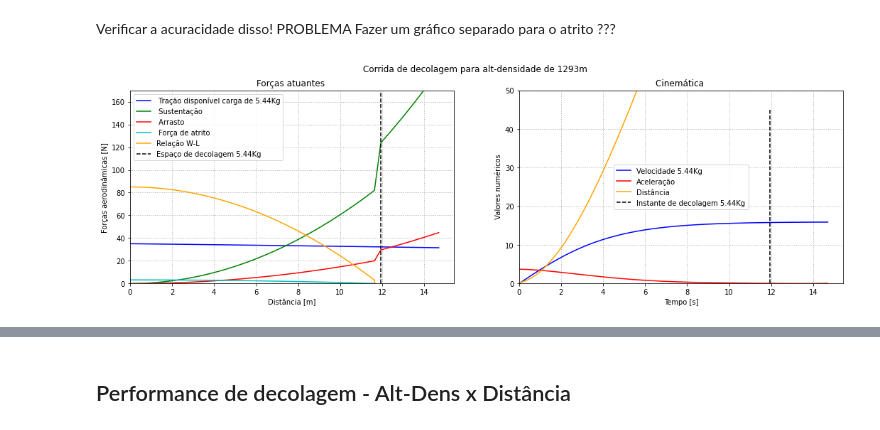
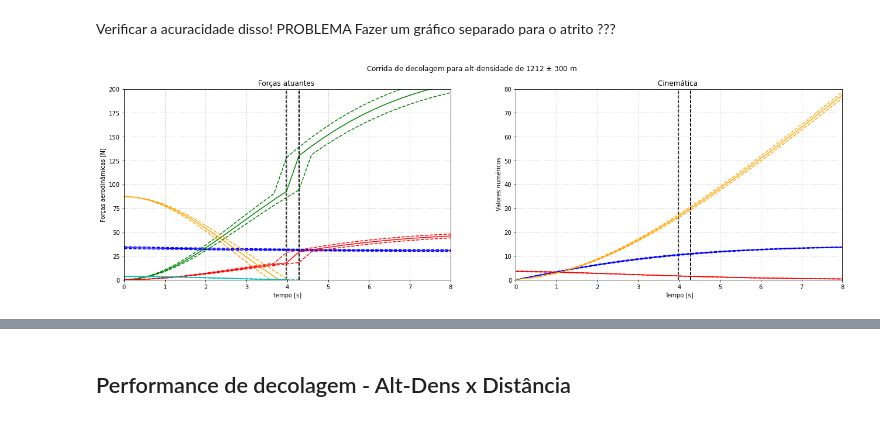
Before and after one commit to Chabole/Python, a Jupyter notebook: Projeto Zebra/Resumo_desempenho.ipynb, the cells around one changed output, grey strips where cells are left out. Drawn from its saved outputs; the diff is of its cells as text; code cells hidden in the pictures.

```diff
--- a/Projeto Zebra/Resumo_desempenho.ipynb
+++ b/Projeto Zebra/Resumo_desempenho.ipynb
@@ -9,13 +9,13 @@ import matplotlib.pyplot as plt
 import seaborn as sns
 import pandas as pd
 # %%
-Zb = Airplane(S=0.938, Af=0.8, CLmax= 1.523, CLn=1.061)
+Zb = Airplane(S=0.938, Af=0.8, CLmax= 1.523, CLn=1.061, Tc=(-0.001, -0.225, 35.225))
 Zb.C_D0 = 0.16
 
-Zb1 = Airplane(CLn=1.061, CLmax=1.523)
-Zb2 = Airplane(CLn=1.061, CLmax=1.523, Load= 6.5)  #Constrói os objetos
-Zb3 = Airplane(CLn=1.061, CLmax=1.523, Load= 7.5)
-Zb4 = Airplane(CLn=1.061, CLmax=1.523, Load=8.5)
+Zb1 = Airplane(CLn=1.061, CLmax=1.523, Tc=(-0.001, -0.225, 35.225))
+Zb2 = Airplane(CLn=1.061, CLmax=1.523, Load= 6.5, Tc=(-0.001, -0.225, 35.225))  #Constrói os objetos
+Zb3 = Airplane(CLn=1.061, CLmax=1.523, Load= 7.5, Tc=(-0.001, -0.225, 35.225))
+Zb4 = Airplane(CLn=1.061, CLmax=1.523, Load=8.5, Tc=(-0.001, -0.225, 35.225))
 # %%
 """
 Created on Tue Apr  6 15:37:52 2021
@@ -141,64 +140,73 @@ Fazer um gráfico separado para o atrito ???
 # %%
 """
 Created on Thu Mar 25 11:46:23 2021
 
 @author: Arthur Chabole
 =============================
 Este programa cálcula a forças e a cinemática da decolagem para alt-dens 1212m usando a biblioteca zerbralib.
 
  Figura 1 - Aplicando newton na decolagem para 2 cargas pagas diferentes
         Subplot 1 - Forças durante a decolagem x distância de pista
         Subplot 2 - Velocidade, aceleração e distância x Tempo
 
 PROBLEMA
     - Espaço de decolagem .....
 """
-Dens = 1.08   #Densidade do ar
 
-#Metodos para dinamica de de colagem
-Vlo_index, V, T, L, D, Fat = Zb.takeOff_Forces(Dens)
+Zb.Load = 6
+Zb.C_D0 = 0.16
+Zb.Tc = (-0.001, -0.225, 35.225)
+Zb.params_Calc
 
-# Métodos para cinemática de decolagem
-t, d, V, a = Zb.takeOff_Kinematic_EDO(rho=Dens)
+densidade = [alt2rho(912), alt2rho(1212), alt2rho(1512)]   #Densidade do ar desvio de 300m
+Markers = ['--', '-', '--']
+
 
 #PLOTAGEM
-fig, ax = plt.subplots(figsize=(18, 5),nrows=1, ncols=2)
-fig.suptitle(f'Corrida de decolagem para alt-densidade de {round(zp.alt2rho(rho=Dens))}m')
+fig, ax = plt.subplots(figsize=(22, 6),nrows=1, ncols=2)
+fig.suptitle(r'Corrida de decolagem para alt-densidade de 1212 $\pm$ 300 m')
 
 #CONSTRUINDO O 1 SUBGRÁFICO
-ax[0].set(title= 'Forças atuantes ', xlabel='Distância [m]',ylabel='Forças aerodinâmicas [N]')
-
-#Plotando os dados para o avião Zb1
-ax[0].plot(t, T, color='b', label = f' Tração disponível carga de {Zb.Load}Kg')
-ax[0].plot(t, L, color= 'g',label = ' Sustentação')
-ax[0].plot(t, D, color='r',label = ' Arrasto')
-ax[0].plot(t, Fat, color='c', label = ' Força de atrito ')
-ax[0].plot(t, Fat/Zb.mi, color='orange' , label = 'Relação W-L ') #Gambiarra para poupar trabalho "Fat/Zb.mi"
-
-ax[0].plot([t[Vlo_index]]*2, [0,250], '--', color='black' , label = f'Espaço de decolagem {Zb.Load}Kg')
-
-ax[0].set_ylim(0, 170)
-ax[0].set_xlim(0)
-ax[0].legend()
-ax[0].grid(linestyle='dotted', linewidth=1)
+ax[0].set(title= 'Forças atuantes ', xlabel='tempo [s]',ylabel='Forças aerodinâmicas [N]')
 
 #CONSTRUINDO O 2 SUBGRÁFICO
 ax[1].set(title= 'Cinemática ',xlabel='Tempo [s]', ylabel=' Valores numéricos')
 
-#Plotando os dados para o avião Zb1
-ax[1].plot(t, V, color='b', label = f'Velocidade {Zb.Load}Kg')
-ax[1].plot(t, a, color='r', label = 'Aceleração')
-ax[1].plot(t, d, color='orange', label = 'Distância')
+for Dens, marks in zip(densidade, Markers):
 
-ax[1].plot([t[Vlo_index]]*2, [0,45], '--', color='black' , label = f'Instante de decolagem {Zb.Load}Kg')
+    #Metodos para dinamica de de colagem
+    Vlo_index, _V, T, L, D, Fat = Zb.takeOff_Forces(Dens)
 
-ax[1].set_ylim(0, 50)
-ax[1].set_xlim(0)
+    # Métodos para cinemática de decolagem
+    t, d, V, a = Zb.takeOff_Kinematic_EDO(rho=Dens)
 
-ax[1].legend()
-ax[1].grid(linestyle='dotted', linewidth=1)
+    #Plotando os dados para o avião Zb1
+    ax[0].plot(t, T, linestyle=marks, color='b', label = f'Tração disponível carga de {Zb.Load}Kg')
+    ax[0].plot(t, L, linestyle=marks, color= 'g',label = 'Sustentação')
+    ax[0].plot(t, D, linestyle=marks, color='r',label = 'Arrasto')
+    ax[0].plot(t, Fat, linestyle=marks, color='c', label = ' Força de atrito ')
+    ax[0].plot(t, Fat/Zb.mi, linestyle=marks, color='orange' , label = 'Relação W-L ') #Gambiarra para poupar trabalho "Fat/Zb.mi"
+
+    ax[0].plot([t[Vlo_index]]*2, [0,250], '--', color='black' , label = f'Espaço de decolagem {Zb.Load}Kg')
+
+    ax[0].set_ylim(0, 200)
+    ax[0].set_xlim(0, 8)
+    #ax[0].legend()
+    ax[0].grid(linestyle='dotted', linewidth=1)
+
+    #Plotando os dados para o avião Zb1
+    ax[1].plot(t, V, linestyle=marks, color='b', label = f'Velocidade {Zb.Load}Kg')
+    ax[1].plot(t, a, linestyle=marks, color='r', label = 'Aceleração')
+    ax[1].plot(t, d, linestyle=marks, color='orange', label = 'Distância')
+
+    ax[1].plot([t[Vlo_index]]*2, [0, 100], '--', color='black' , label = f'Instante de decolagem {Zb.Load}Kg')
+
+    ax[1].set_ylim(0, 80)
+    ax[1].set_xlim(0, 8)
+    #ax[1].legend()
+    ax[1].grid(linestyle='dotted', linewidth=1)
 # %% [output]
-[figure, old version]
+[figure, new version]
 # %%
 """
 Created on Sat Jun  5 09:09:02 2021
```
Also changed, not shown: parts of 9 cells of this notebook.
